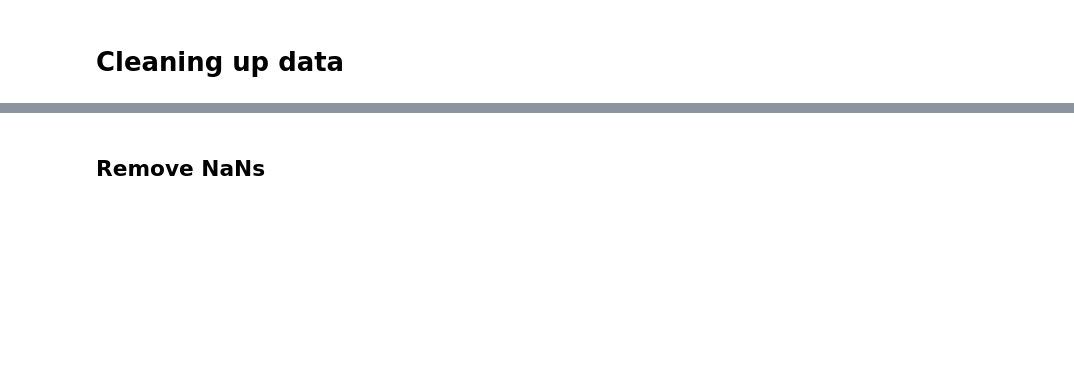
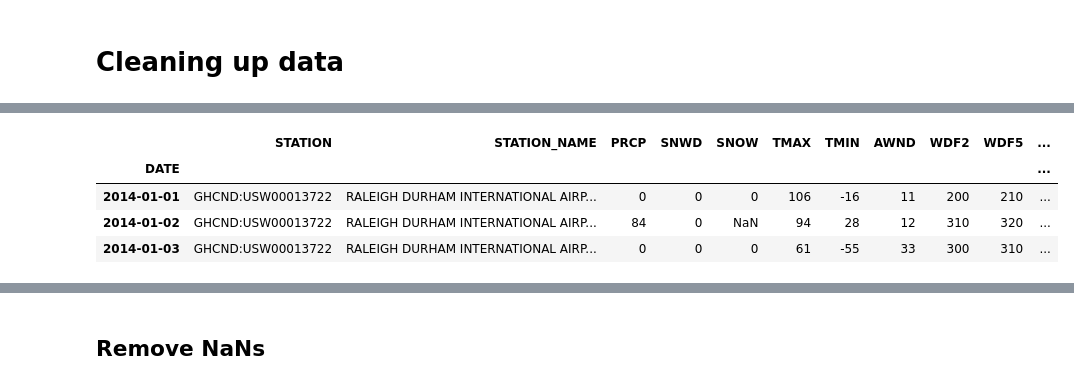
Before and after one commit to tiyd-python-2015-05/curriculum, a Jupyter notebook: data/week4/01 - Pandas.ipynb, the cells around one changed output, grey strips where cells are left out. Cells and saved outputs as stored; diff of their text form; code cells hidden in the pictures; blank space fills up the shorter version.

```diff
--- a/data/week4/01 - Pandas.ipynb
+++ b/data/week4/01 - Pandas.ipynb
@@ -38,7 +90,13 @@ rdu_weather.replace(-9999, np.nan)[0:4]
 # %%
 rdu_weather = rdu_weather.replace(-9999, np.nan)
 # %%
-rdu_weather.head()
+rdu_weather.head(3)
+# %% [output]
+|  | STATION | STATION_NAME | PRCP | SNWD | SNOW | TMAX | TMIN | AWND | WDF2 | WDF5 | ... |
+| DATE |  |  |  |  |  |  |  |  |  |  | ... |
+| 2014-01-01 | GHCND:USW00013722 | RALEIGH DURHAM INTERNATIONAL AIRP... | 0 | 0 | 0 | 106 | -16 | 11 | 200 | 210 | ... |
+| 2014-01-02 | GHCND:USW00013722 | RALEIGH DURHAM INTERNATIONAL AIRP... | 84 | 0 | NaN | 94 | 28 | 12 | 310 | 320 | ... |
+| 2014-01-03 | GHCND:USW00013722 | RALEIGH DURHAM INTERNATIONAL AIRP... | 0 | 0 | 0 | 61 | -55 | 33 | 300 | 310 | ... |
 # %%
 # Only keep these five columns
 # - temperature max
```
Also changed, not shown: parts of 42 cells of this notebook, 2 other files.
